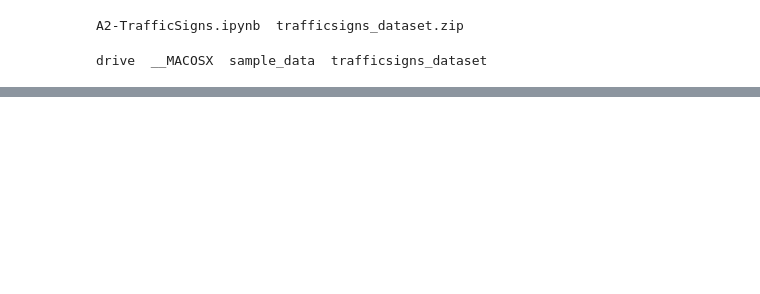
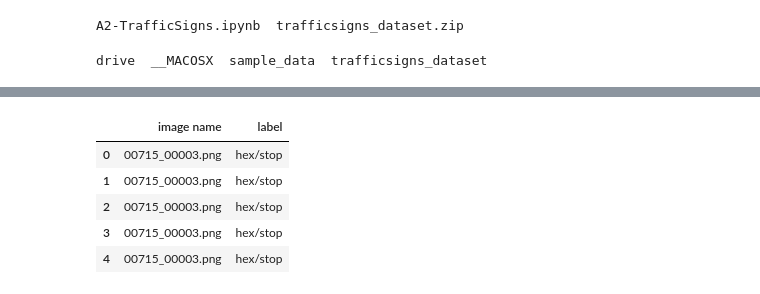
Before and after one commit to Faith927/BelgiumTS-Classification, a Jupyter notebook: A2_TrafficSigns.ipynb, the cells around one changed output, grey strips where cells are left out. Cells and saved outputs as stored; diff of their text form; code cells hidden in the pictures; blank space fills up the shorter version.

```diff
--- a/A2_TrafficSigns.ipynb
+++ b/A2_TrafficSigns.ipynb
@@ -28,0 +74,55 @@ import numpy as np
+# %%
+dataset_folder = 'trafficsigns_dataset'
+subfolders = ['hex', 'triangle', 'diamond', 'square', 'round']
+
+data = []
+subfolder_variables = {}
+
+# Iterate over the main subfolders
+for label in subfolders:
+    subfolder_path = os.path.join(dataset_folder, label)
+
+    # Check if the subfolder exists
+    if os.path.exists(subfolder_path) and os.path.isdir(subfolder_path):
+        subfolder_contents = os.listdir(subfolder_path)
+        subfolder_variables[label] = {}  # Initialize empty dictionary for sub-subfolders
+
+        # Iterate over the sub-subfolders
+        for sub_label in subfolder_contents:
+            sub_subfolder_path = os.path.join(subfolder_path, sub_label)
+
+            # Check if the sub-subfolder exists
+            if os.path.exists(sub_subfolder_path) and os.path.isdir(sub_subfolder_path):
+                images = []
+
+                # Iterate over the image files in the sub-subfolder
+                for filename in os.listdir(sub_subfolder_path):
+                    file_path = os.path.join(sub_subfolder_path, filename)
+
+                    # Check if the file is an image (PNG format)
+                    if filename.endswith('.png'):
+                        # Open the image using PIL
+                        image = Image.open(file_path)
+
+                        # Append the image to the list of images for the sub-subfolder
+                        images.append(image)
+
+                # Save the list of images for the current sub-subfolder in subfolder_variables
+                subfolder_variables[label][sub_label] = images
+
+                # Append image name and label to the data list for DataFrame creation
+                for image in images:
+                    data.append({'image name': os.path.basename(file_path), 'label': os.path.join(label, sub_label)})
+
+# Create a DataFrame from the list of dictionaries (data)
+df = pd.DataFrame(data)
+
+# Display the DataFrame
+df.head()
+# %% [output]
+|  | image name | label |
+| 0 | 00715_00003.png | hex/stop |
+| 1 | 00715_00003.png | hex/stop |
+| 2 | 00715_00003.png | hex/stop |
+| 3 | 00715_00003.png | hex/stop |
+| 4 | 00715_00003.png | hex/stop |
```
Also changed, not shown: parts of 11 cells of this notebook.
